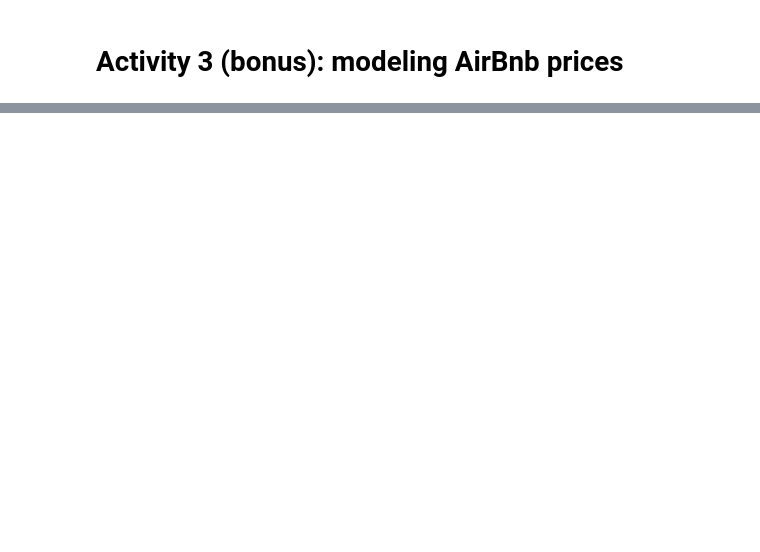
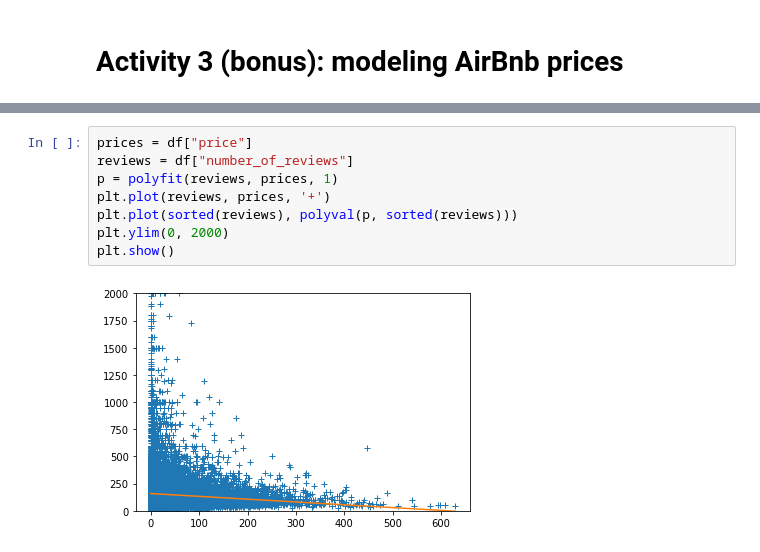
Before and after one commit to glatard/intro-data-analysis-python, a Jupyter notebook: Lecture6.ipynb, the cells around one changed output, grey strips where cells are left out. Drawn from its saved outputs; the diff is of its cells as text; blank space fills up the shorter version.

```diff
--- a/Lecture6.ipynb
+++ b/Lecture6.ipynb
@@ -160,3 +209,13 @@ Our question is the following: "is the price of a listing increasing with the nu
 
 * Plot the price of all listings as a function of the number of reviews they received. Make a few observations on the plot.
 * Fit a linear model to describe the evolution of listing price as a function of the number of reviews. Does the model properly describe the data? How would you improve it?
+# %%
+prices = df["price"]
+reviews = df["number_of_reviews"]
+p = polyfit(reviews, prices, 1)
+plt.plot(reviews, prices, '+')
+plt.plot(sorted(reviews), polyval(p, sorted(reviews)))
+plt.ylim(0, 2000)
+plt.show()
+# %% [output]
+[figure, added]
```
Also changed, not shown: parts of 4 cells of this notebook.
